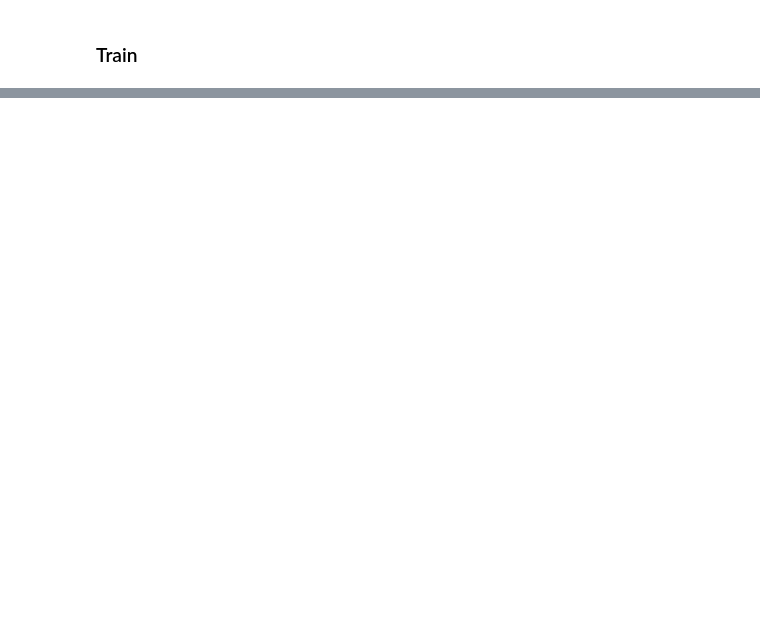
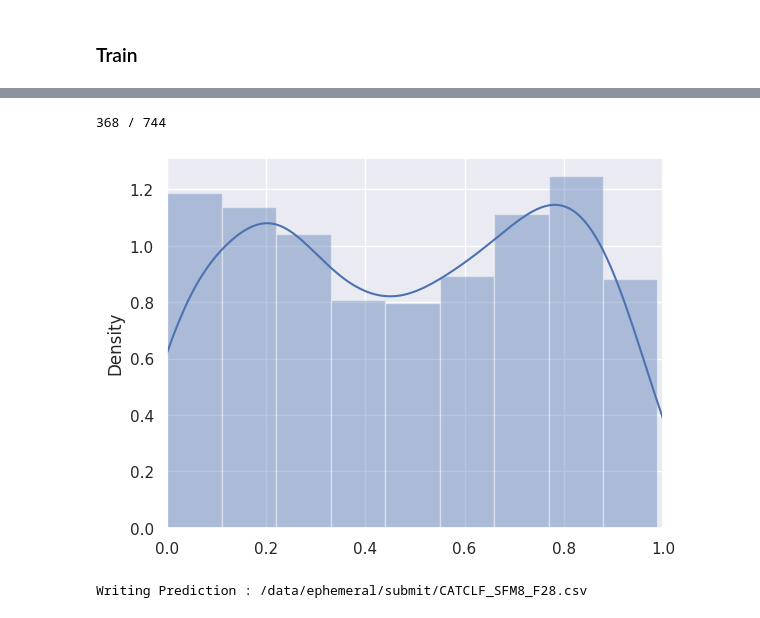
Before and after one commit to boostcampaitech6/level2-dkt-recsys-05, a Jupyter notebook: ML_Models/CatBoost.ipynb, the cells around one changed output, grey strips where cells are left out. Saved outputs shown, nothing was run; the diff lists cells and outputs as text; code cells hidden in the pictures; blank space fills up the shorter version.

```diff
--- a/ML_Models/CatBoost.ipynb
+++ b/ML_Models/CatBoost.ipynb
@@ -296,0 +434,5 @@ Writing Prediction : submit/CATCLF_Feature91_NewHPO_Wandb.csv
+# %%
+X_train_sel = pd.DataFrame(selector.transform(X_train), columns = selector.get_feature_names_out())
+X_valid_sel = pd.DataFrame(selector.transform(X_valid), columns = selector.get_feature_names_out())
+test_sel  = pd.DataFrame(selector.transform(test_df), columns = selector.get_feature_names_out())
+print(X_train_sel.shape, y_train.shape, X_valid_sel.shape, y_valid.shape, test_sel.shape)
@@ -296,0 +462,32 @@ Writing Prediction : submit/CATCLF_Feature91_NewHPO_Wandb.csv
+# %%
+train_sel_data = Pool(data = X_train_sel, label = y_train, cat_features = cat_sel_col)
+valid_sel_data = Pool(data = X_valid_sel, label = y_valid, cat_features = cat_sel_col)
+
+# Best Parameter 학습
+# param = study.best_params
+param = {'learning_rate': 0.1, 'depth': 12, 'boosting_type': 'Plain', 'bootstrap_type': 'MVS'} ## Best
+
+cat_clf = CatBoostClassifier(**param, iterations = 5000,
+                             loss_function = 'Logloss', eval_metric = 'AUC',
+                             use_best_model = True, random_state = SEED, task_type = 'GPU', devices = '0',
+                             cat_features = [X_train_sel.columns.get_loc(col) for col in X_train_sel.select_dtypes('category').columns])
+cat_clf.fit(train_sel_data, eval_set = [valid_sel_data], verbose = 300, early_stopping_rounds = 100)
+# train_data # callbacks = [CatBoostWandbCallback()]
+
+# 모델 지표 출력
+proba = cat_clf.predict_proba(X_valid_sel)
+roc_auc = roc_auc_score(y_valid, proba[:, 1])
+accuracy = accuracy_score(y_valid, np.where(proba[:, 1] >= 0.5, 1, 0))
+logloss = log_loss(y_valid, proba[:, 1])
+# wandb.log({'ROC-AUC' : roc_auc, 'Accuracy' : accuracy, 'Logloss' : logloss})
+print(f'ROC-AUC Score : {roc_auc:.4f} / Accuracy : {accuracy:.4f} / Logloss : {logloss:.4f}')
+sns.distplot(proba) ; plt.xlim([0, 1]) ; plt.show()
+
+# Feature Importance 출력
+plt.figure(figsize = (10, 15))
+importances = cat_clf.get_feature_importance(type = 'PredictionValuesChange') # LossFunctionChange
+feature_importances = pd.Series(importances, index = X_train_sel.columns).sort_values()
+plt.barh(feature_importances.index, feature_importances.values)
+plt.title('CatBoost Feature Importance')
+plt.xlabel('Importance') ; plt.ylabel('Features') ; plt.show()
+# wandb.finish()
@@ -296,0 +503,21 @@ Writing Prediction : submit/CATCLF_Feature91_NewHPO_Wandb.csv
+# %%
+pred = cat_clf.predict(test_sel)
+proba = cat_clf.predict_proba(test_sel)[:, 1]
+print(f'{sum(pred)} / {len(pred)}')
+sns.distplot(proba) ; plt.xlim([0, 1]) ; plt.show()
+# %% [output]
+368 / 744
+[figure, added]
+# %%
+# SAVE OUTPUT
+output_dir = '/data/ephemeral/submit/'
+write_path = os.path.join(output_dir, 'CATCLF_SFM8_F28.csv')
+if not os.path.exists(output_dir) :
+    os.makedirs(output_dir)
+with open(write_path, 'w', encoding = 'utf8') as w :
+    print('Writing Prediction : {}'.format(write_path))
+    w.write('id,prediction\n')
+    for id, p in enumerate(proba) :
+        w.write('{},{}\n'.format(id, p))
+# %% [output]
+Writing Prediction : /data/ephemeral/submit/CATCLF_SFM8_F28.csv
```
Also changed, not shown: parts of 20 cells of this notebook.
